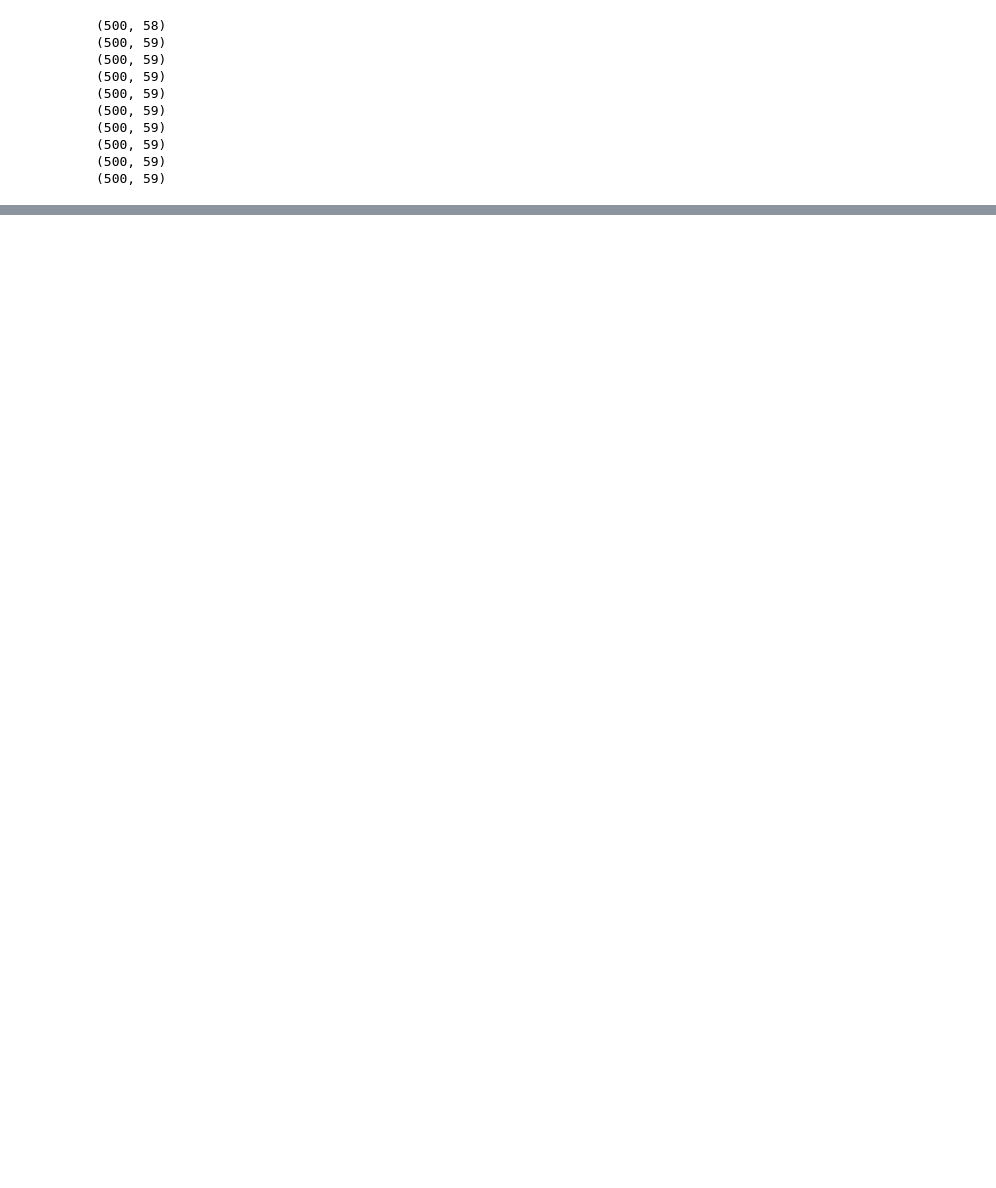
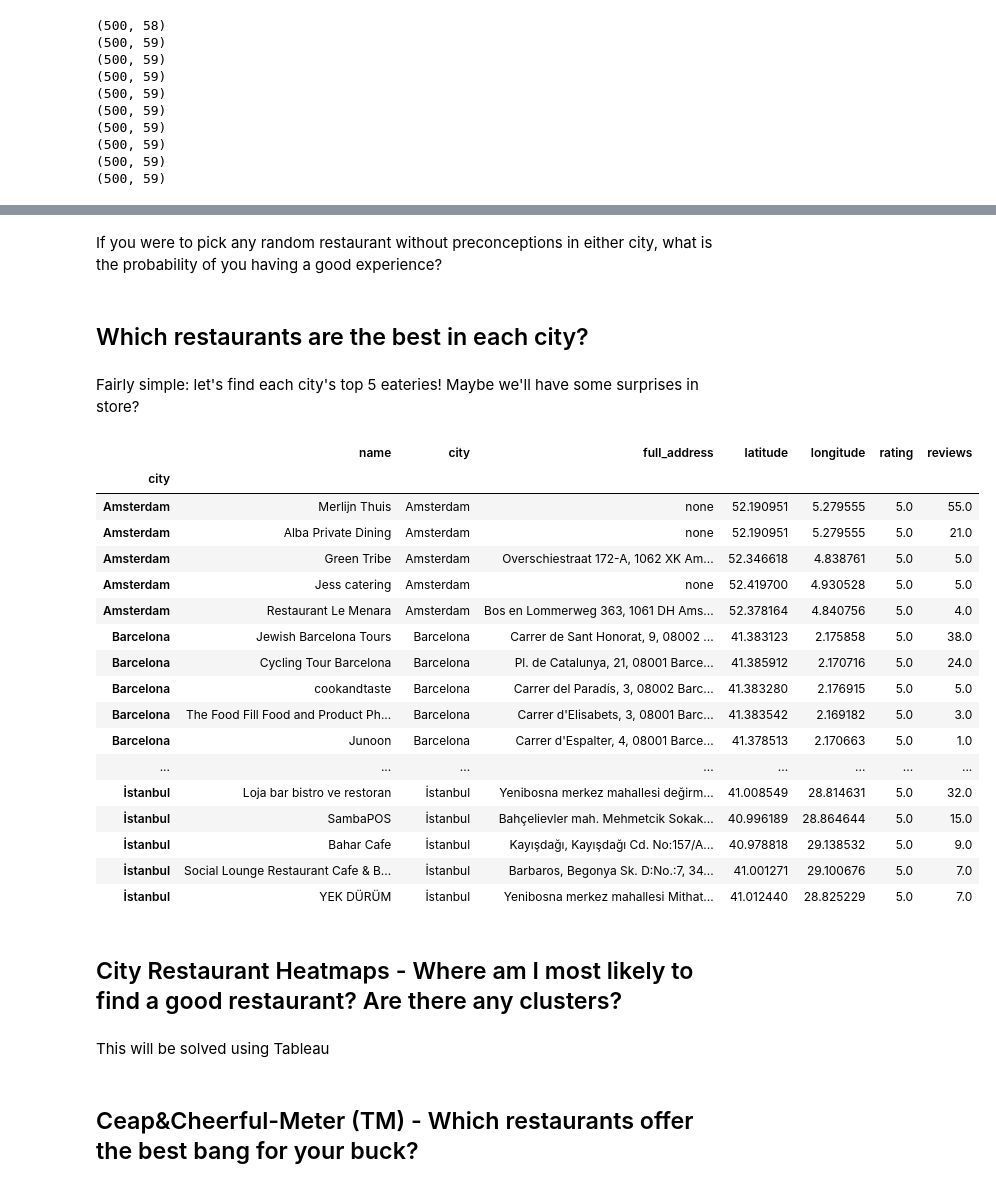
Before and after one commit to NicolasVollmer/My_Ironhack_Mid-Bootcamp_Project, a Jupyter notebook: Nicolas' Mid-Bootcamp Project | A Gastro-Scene Showdown!.ipynb, the cells around one changed output, grey strips where cells are left out. Cells and saved outputs as stored; diff of their text form; code cells hidden in the pictures; blank space fills up the shorter version.

```diff
--- a/Nicolas' Mid-Bootcamp Project | A Gastro-Scene Showdown!.ipynb
+++ b/Nicolas' Mid-Bootcamp Project | A Gastro-Scene Showdown!.ipynb
@@ -202,0 +455,5 @@ My column headers are already in the proper format, no need to edit those. The d
+# %%
+modl = cities.filter(['city','reviews_per_score_1','reviews_per_score_2','reviews_per_score_3','reviews_per_score_4','reviews_per_score_5'],axis=1)
+info = cities.filter(['name','city','full_address','latitude','longitude','rating','reviews'],axis=1)
+display(modl.head(2))
+info.head()
@@ -202,0 +514,33 @@ My column headers are already in the proper format, no need to edit those. The d
+# %% [markdown]
+If you were to pick any random restaurant without preconceptions in either city, what is the probability of you having a good experience?
+# %% [markdown]
+## Which restaurants are the best in each city?
+# %% [markdown]
+Fairly simple: let's find each city's top 5 eateries! Maybe we'll have some surprises in store?
+# %%
+info.groupby('city').apply(lambda x: x.nlargest(5, ['rating','reviews'])).reset_index(level=1, drop=1)
+# %% [output]
+|  | name | city | full_address | latitude | longitude | rating | reviews |
+| city |  |  |  |  |  |  |  |
+| Amsterdam | Merlijn Thuis | Amsterdam | none | 52.190951 | 5.279555 | 5.0 | 55.0 |
+| Amsterdam | Alba Private Dining | Amsterdam | none | 52.190951 | 5.279555 | 5.0 | 21.0 |
+| Amsterdam | Green Tribe | Amsterdam | Overschiestraat 172-A, 1062 XK Am... | 52.346618 | 4.838761 | 5.0 | 5.0 |
+| Amsterdam | Jess catering | Amsterdam | none | 52.419700 | 4.930528 | 5.0 | 5.0 |
+| Amsterdam | Restaurant Le Menara | Amsterdam | Bos en Lommerweg 363, 1061 DH Ams... | 52.378164 | 4.840756 | 5.0 | 4.0 |
+| Barcelona | Jewish Barcelona Tours | Barcelona | Carrer de Sant Honorat, 9, 08002 ... | 41.383123 | 2.175858 | 5.0 | 38.0 |
+| Barcelona | Cycling Tour Barcelona | Barcelona | Pl. de Catalunya, 21, 08001 Barce... | 41.385912 | 2.170716 | 5.0 | 24.0 |
+| Barcelona | cookandtaste | Barcelona | Carrer del Paradís, 3, 08002 Barc... | 41.383280 | 2.176915 | 5.0 | 5.0 |
+| Barcelona | The Food Fill Food and Product Ph... | Barcelona | Carrer d'Elisabets, 3, 08001 Barc... | 41.383542 | 2.169182 | 5.0 | 3.0 |
+| Barcelona | Junoon | Barcelona | Carrer d'Espalter, 4, 08001 Barce... | 41.378513 | 2.170663 | 5.0 | 1.0 |
+| ... | ... | ... | ... | ... | ... | ... | ... |
+| İstanbul | Loja bar bistro ve restoran | İstanbul | Yenibosna merkez mahallesi değirm... | 41.008549 | 28.814631 | 5.0 | 32.0 |
+| İstanbul | SambaPOS | İstanbul | Bahçelievler mah. Mehmetcik Sokak... | 40.996189 | 28.864644 | 5.0 | 15.0 |
+| İstanbul | Bahar Cafe | İstanbul | Kayışdağı, Kayışdağı Cd. No:157/A... | 40.978818 | 29.138532 | 5.0 | 9.0 |
+| İstanbul | Social Lounge Restaurant Cafe & B... | İstanbul | Barbaros, Begonya Sk. D:No.:7, 34... | 41.001271 | 29.100676 | 5.0 | 7.0 |
+| İstanbul | YEK DÜRÜM | İstanbul | Yenibosna merkez mahallesi Mithat... | 41.012440 | 28.825229 | 5.0 | 7.0 |
+# %% [markdown]
+## City Restaurant Heatmaps - Where am I most likely to find a good restaurant? Are there any clusters?
+# %% [markdown]
+This will be solved using Tableau
+# %% [markdown]
+## Ceap&Cheerful-Meter (TM) - Which restaurants offer the best bang for your buck?
```
Also changed, not shown: parts of 51 cells of this notebook, 2 other files.
